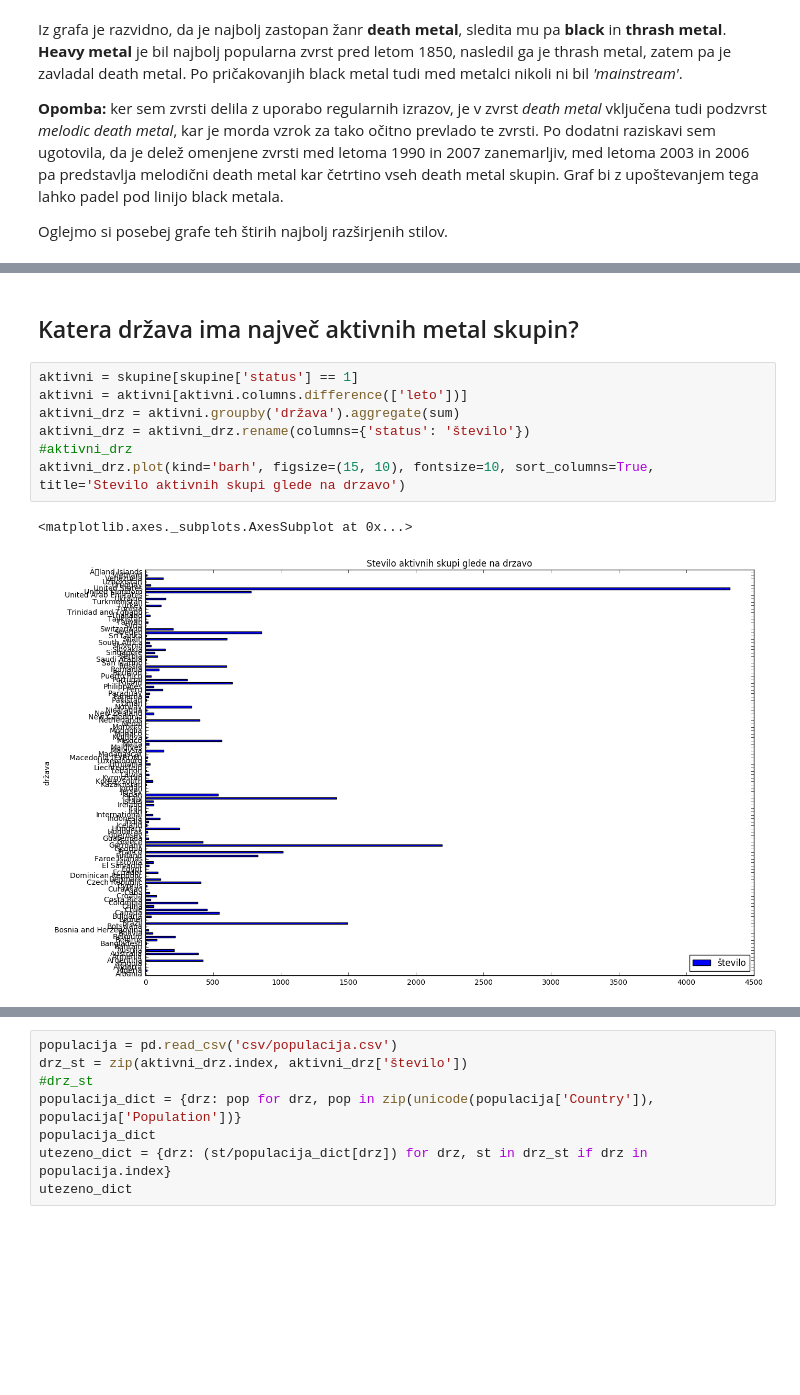
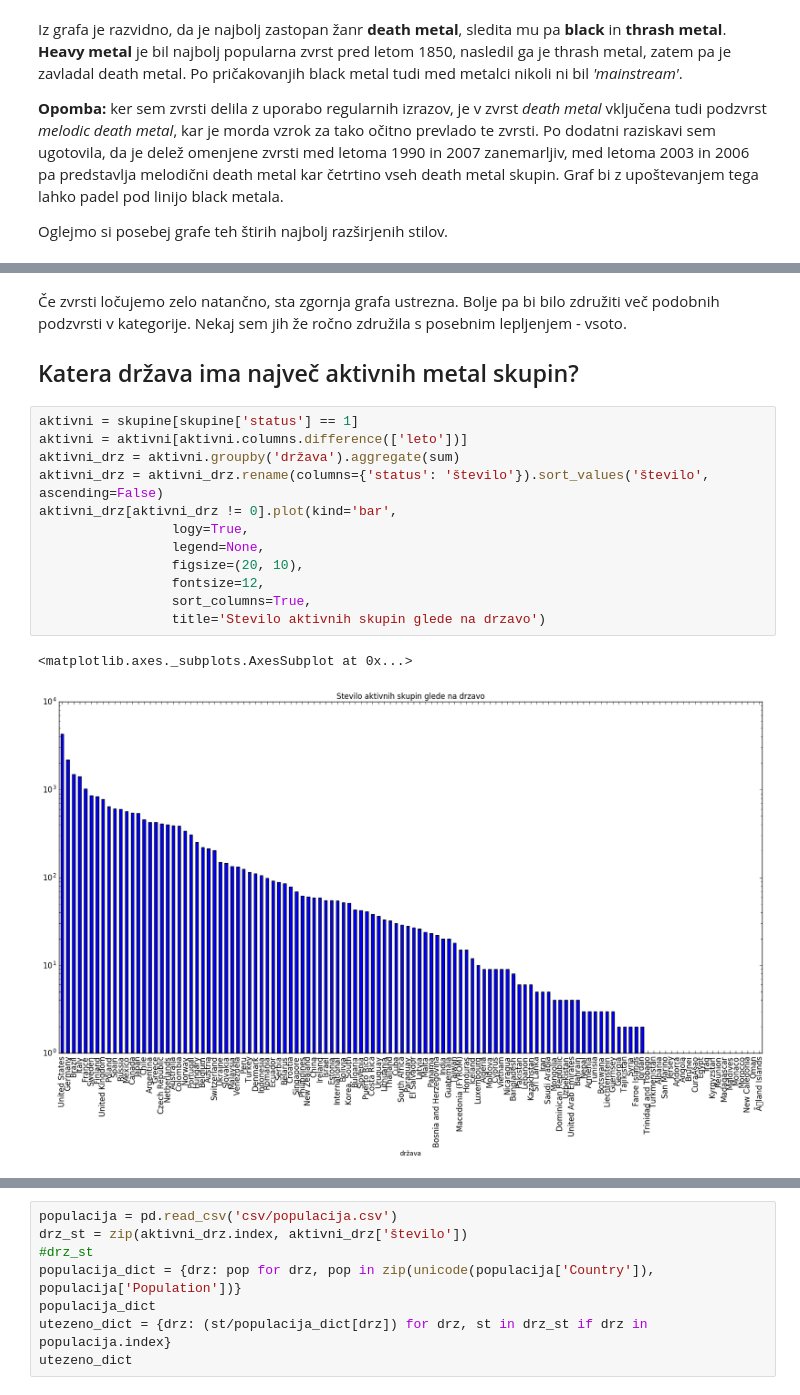
Before and after one commit to h3ll-o-w0rld/Projekt-za-PROG1, a Jupyter notebook: Projekt.ipynb, the cells around one changed output, grey strips where cells are left out. Saved outputs shown, nothing was run; the diff lists cells and outputs as text; blank space fills up the shorter version.

```diff
--- a/Projekt.ipynb
+++ b/Projekt.ipynb
@@ -111,15 +122,23 @@ for zvrst, barva in stiri_zvrsti_barve:
 # %% [output]
 [figure]
-# %% [markdown]
-## Katera država ima največ aktivnih metal skupin?
+# %% [markdown]
+Če zvrsti ločujemo zelo natančno, sta zgornja grafa ustrezna. Bolje pa bi bilo združiti več podobnih podzvrsti v kategorije. Nekaj sem jih že ročno združila s posebnim lepljenjem - vsoto.
+
+
+## Katera država ima največ aktivnih metal skupin?
 # %%
 aktivni = skupine[skupine['status'] == 1]
 aktivni = aktivni[aktivni.columns.difference(['leto'])]
 aktivni_drz = aktivni.groupby('država').aggregate(sum)
-aktivni_drz = aktivni_drz.rename(columns={'status': 'število'})
-#aktivni_drz
-aktivni_drz.plot(kind='barh', figsize=(15, 10), fontsize=10, sort_columns=True, title='Stevilo aktivnih skupi glede na drzavo')
+aktivni_drz = aktivni_drz.rename(columns={'status': 'število'}).sort_values('število', ascending=False)
+aktivni_drz[aktivni_drz != 0].plot(kind='bar',
+                 logy=True,
+                 legend=None,
+                 figsize=(20, 10),
+                 fontsize=12,
+                 sort_columns=True,
+                 title='Stevilo aktivnih skupin glede na drzavo')
 # %% [output]
 <matplotlib.axes._subplots.AxesSubplot at 0x...>
-[figure, old version]
+[figure, new version]
 # %% [markdown]
```
Also changed, not shown: parts of 9 cells of this notebook, 1 other file.
